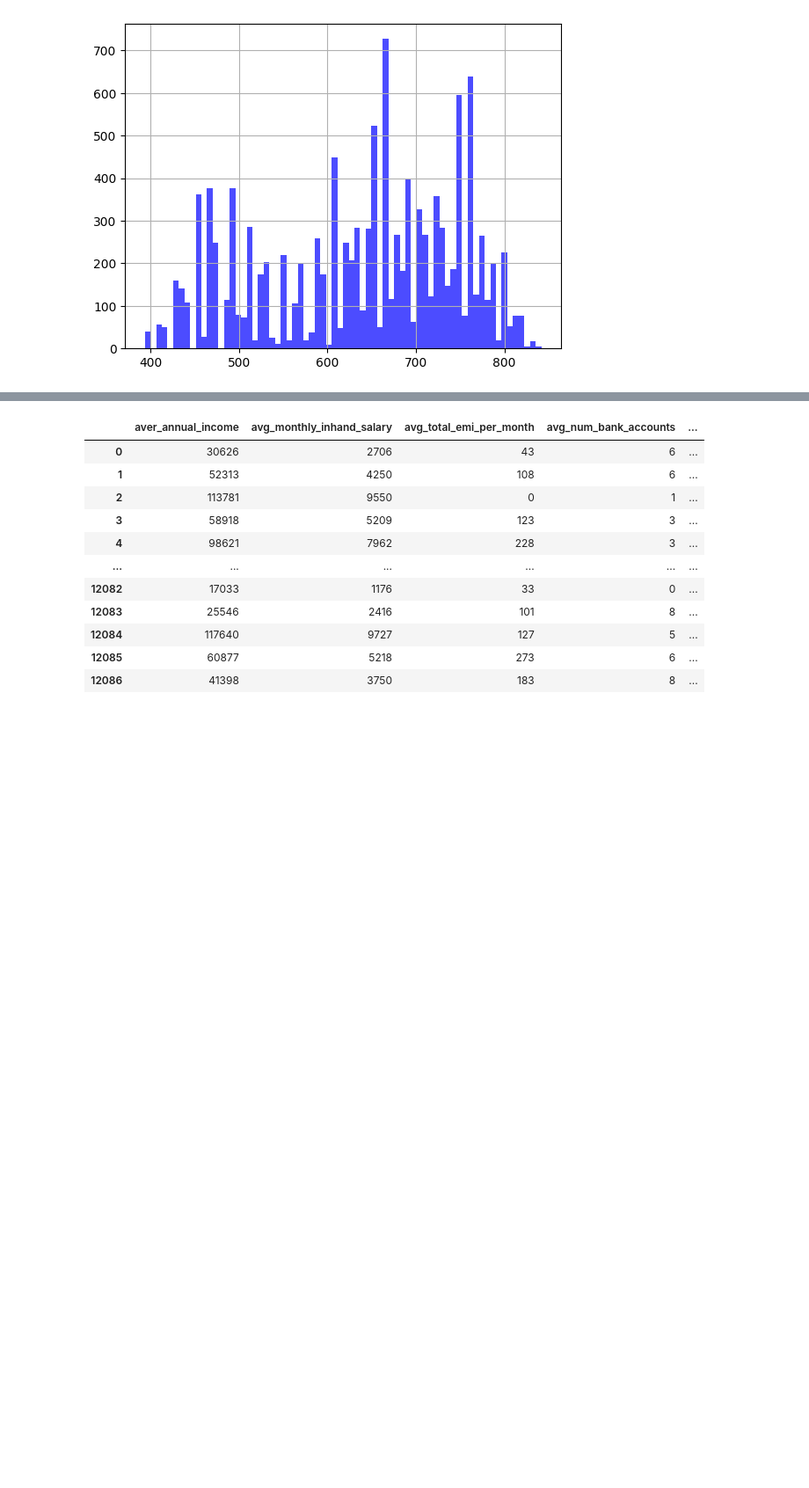
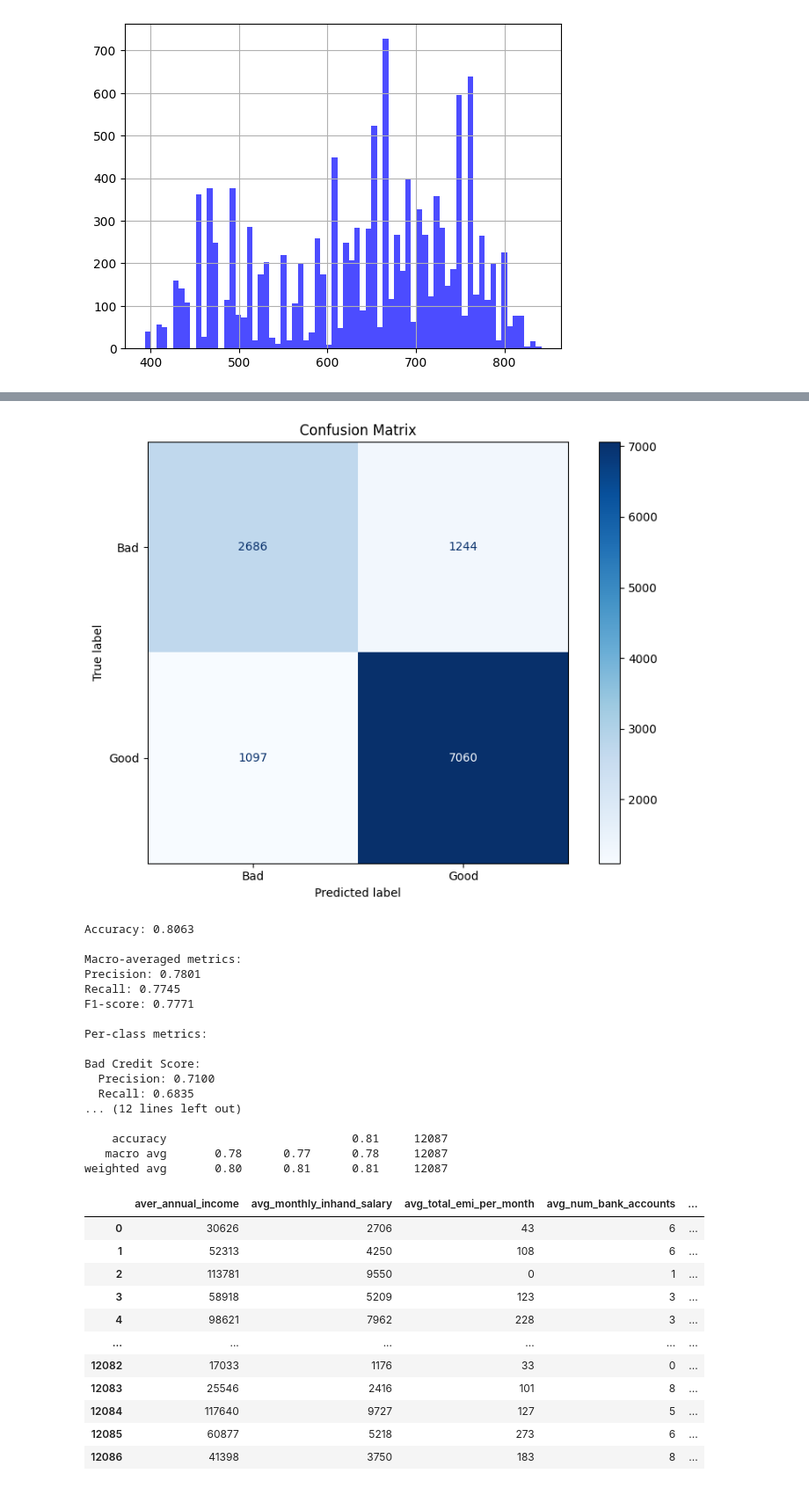
Before and after one commit to RenatoMendoza/CreditModel, a Jupyter notebook: Report.ipynb, the cells around one changed output, grey strips where cells are left out. Shown: that part at 88% size. Drawn from its saved outputs; the diff is of its cells as text; code cells hidden in the pictures; blank space fills up the shorter version.

Commit message:
Clean ml and trad

```diff
--- a/Report.ipynb
+++ b/Report.ipynb
@@ -37,0 +15,3 @@ data
+# %%
+data = mt.clean_data_trad('credit_score.csv')
+data
@@ -38,5 +32,5 @@ data
 # %%
-resultado = calculate_traditional_credit_score_binary(data)
+resultado = mt.calculate_traditional_credit_score_binary(data)
 resultado
 # %% [output]
 |  | customer_id | avg_credit_history | avg_delay | avg_num_inquires | avg_outstanding_debt | avg_credit_mix | ... |
@@ -122 +54,25 @@ from Aid_ML import clean_data_ml
+# %%
+y_true = resultado['avg_credit_score']
+y_pred = resultado['credit_category']
+
+mt.evaluate_credit_model(y_true, y_pred)
+# %% [output]
+[figure, added]
+Accuracy: 0.8063
+
+Macro-averaged metrics:
+Precision: 0.7801
+Recall: 0.7745
+F1-score: 0.7771
+
+Per-class metrics:
+
+Bad Credit Score:
+  Precision: 0.7100
+  Recall: 0.6835
+... (12 lines left out)
+
+    accuracy                           0.81     12087
+   macro avg       0.78      0.77      0.78     12087
+weighted avg       0.80      0.81      0.81     12087
 # %%
```
Also changed, not shown: parts of 10 cells of this notebook, 5 other files.
